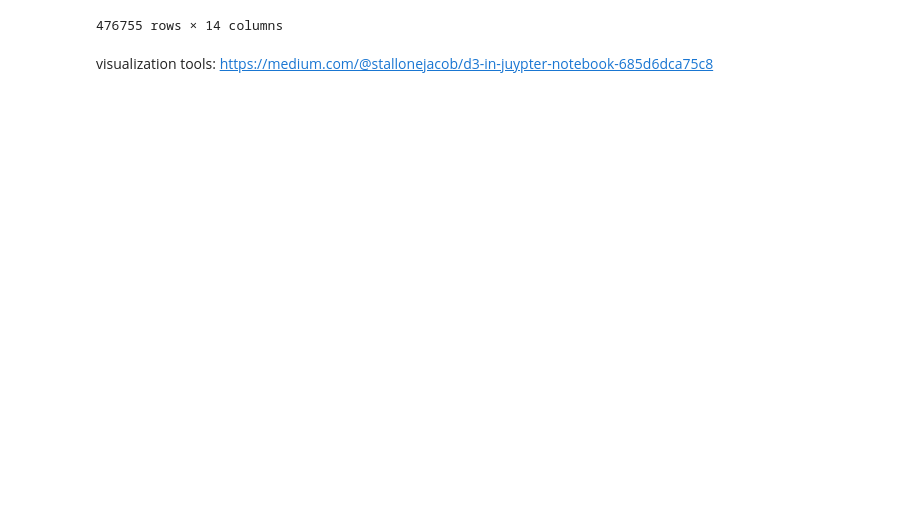
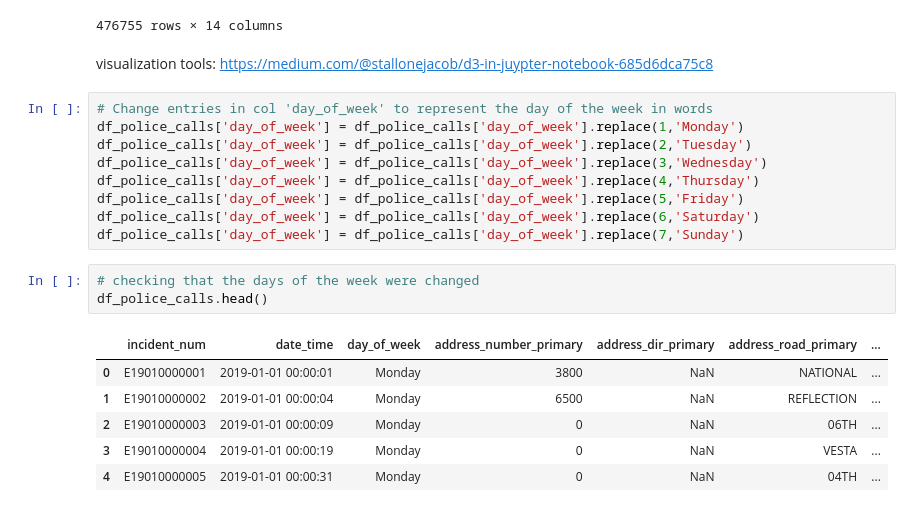
Before and after one commit to JoseJimenezJr019/cogs108_final_project, a Jupyter notebook: Final Project COGS 108.ipynb, the cells around one changed output. Cells and saved outputs as stored; diff of their text form; blank space fills up the shorter version.

```diff
--- a/Final Project COGS 108.ipynb
+++ b/Final Project COGS 108.ipynb
@@ -95,3 +95,22 @@ df_police_calls
 476755 rows × 14 columns
 # %% [markdown]
 visualization tools: https://medium.com/@stallonejacob/d3-in-juypter-notebook-685d6dca75c8
+# %%
+# Change entries in col 'day_of_week' to represent the day of the week in words
+df_police_calls['day_of_week'] = df_police_calls['day_of_week'].replace(1,'Monday')
+df_police_calls['day_of_week'] = df_police_calls['day_of_week'].replace(2,'Tuesday')
+df_police_calls['day_of_week'] = df_police_calls['day_of_week'].replace(3,'Wednesday')
+df_police_calls['day_of_week'] = df_police_calls['day_of_week'].replace(4,'Thursday')
+df_police_calls['day_of_week'] = df_police_calls['day_of_week'].replace(5,'Friday')
+df_police_calls['day_of_week'] = df_police_calls['day_of_week'].replace(6,'Saturday')
+df_police_calls['day_of_week'] = df_police_calls['day_of_week'].replace(7,'Sunday')
+# %%
+# checking that the days of the week were changed
+df_police_calls.head()
+# %% [output]
+|  | incident_num | date_time | day_of_week | address_number_primary | address_dir_primary | address_road_primary | ... |
+| 0 | E19010000001 | 2019-01-01 00:00:01 | Monday | 3800 | NaN | NATIONAL | ... |
+| 1 | E19010000002 | 2019-01-01 00:00:04 | Monday | 6500 | NaN | REFLECTION | ... |
+| 2 | E19010000003 | 2019-01-01 00:00:09 | Monday | 0 | NaN | 06TH | ... |
+| 3 | E19010000004 | 2019-01-01 00:00:19 | Monday | 0 | NaN | VESTA | ... |
+| 4 | E19010000005 | 2019-01-01 00:00:31 | Monday | 0 | NaN | 04TH | ... |
```
Also changed, not shown: parts of 3 cells of this notebook.
